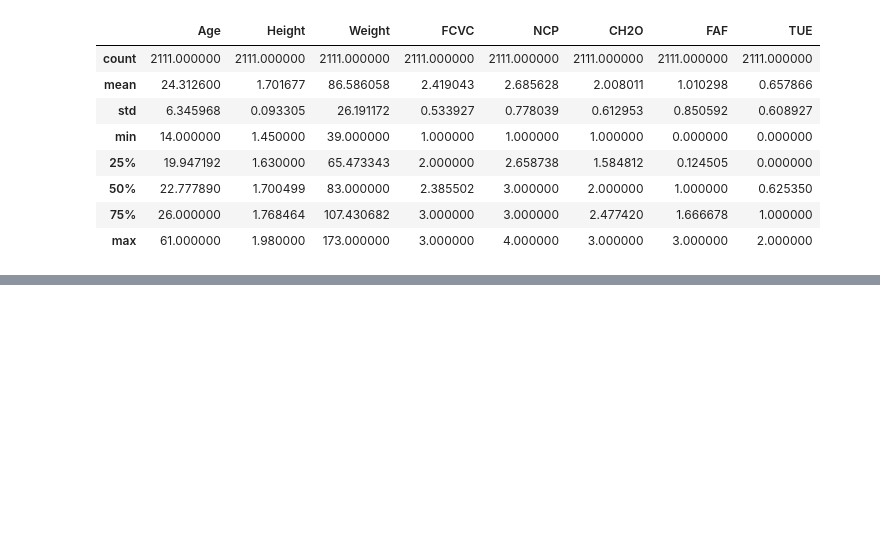
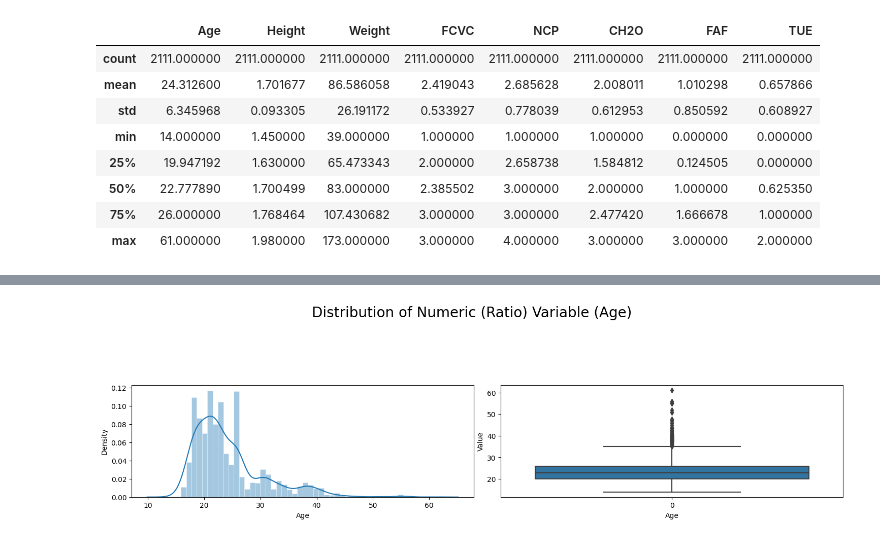
Before and after one commit to v0rein/FinalProject, a Jupyter notebook: Final_Project.ipynb, the cells around one changed output, grey strips where cells are left out. Cells and saved outputs as stored; diff of their text form; code cells hidden in the pictures; blank space fills up the shorter version.

```diff
--- a/Final_Project.ipynb
+++ b/Final_Project.ipynb
@@ -108,0 +186,25 @@ sns.countplot(x= 'NObeyesdad', data = obesity_dataset, palette="flag",edgecolor=
+# %%
+# Assuming obesity_dataset is a pandas DataFrame containing your data
+
+fig = plt.figure(figsize=(16, 5))
+
+# distplot wannabe
+ax1 = fig.add_subplot(121)
+sns.histplot(
+    obesity_dataset["Age"], kde=True,
+    stat="density", kde_kws=dict(cut=3),
+    alpha=.4, edgecolor=(1, 1, 1, .4),
+)
+
+# boxplot
+ax2 = fig.add_subplot(122)
+sns.boxplot(obesity_dataset["Age"], ax=ax2)
+ax2.set_xlabel("Age")
+ax2.set_ylabel("Value")
+
+# Show figure & plots
+fig.suptitle("Distribution of Numeric (Ratio) Variable (Age)", fontsize=20)
+plt.tight_layout(pad=5, w_pad=0.5, h_pad=0.1)
+plt.show()
+# %% [output]
+[figure, added]
```
Also changed, not shown: parts of 17 cells of this notebook.
